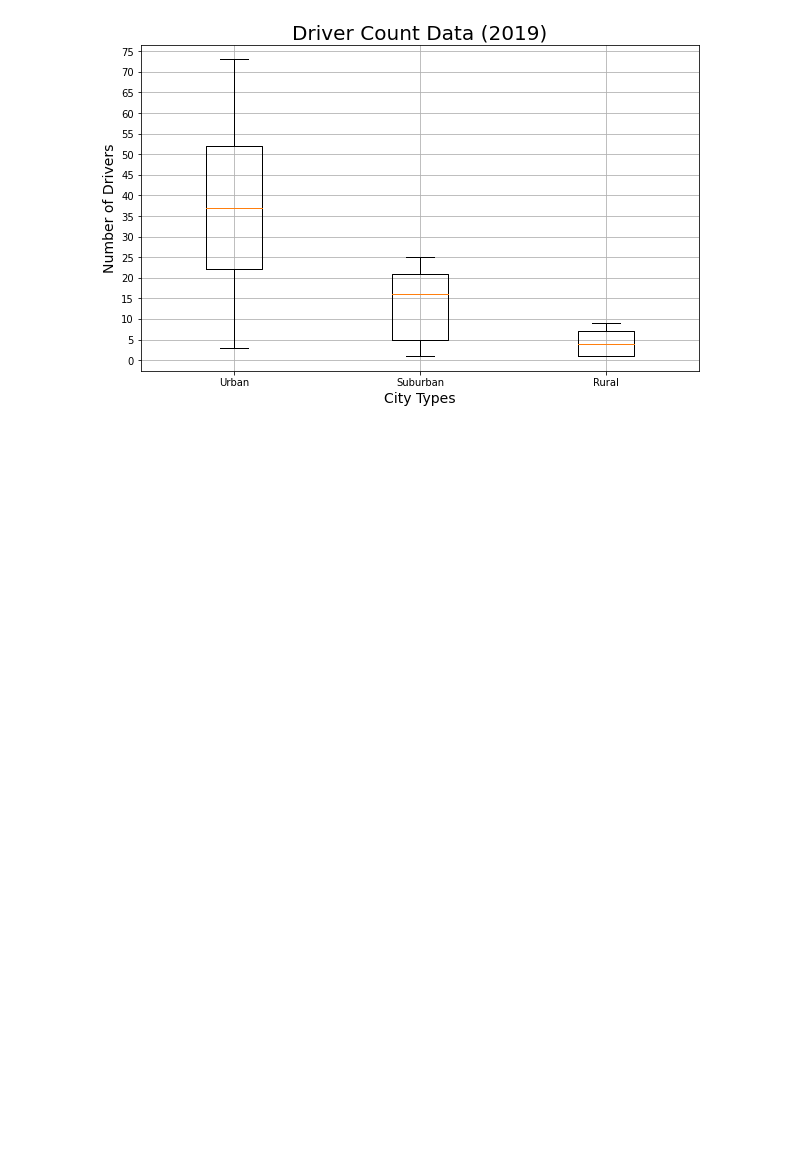
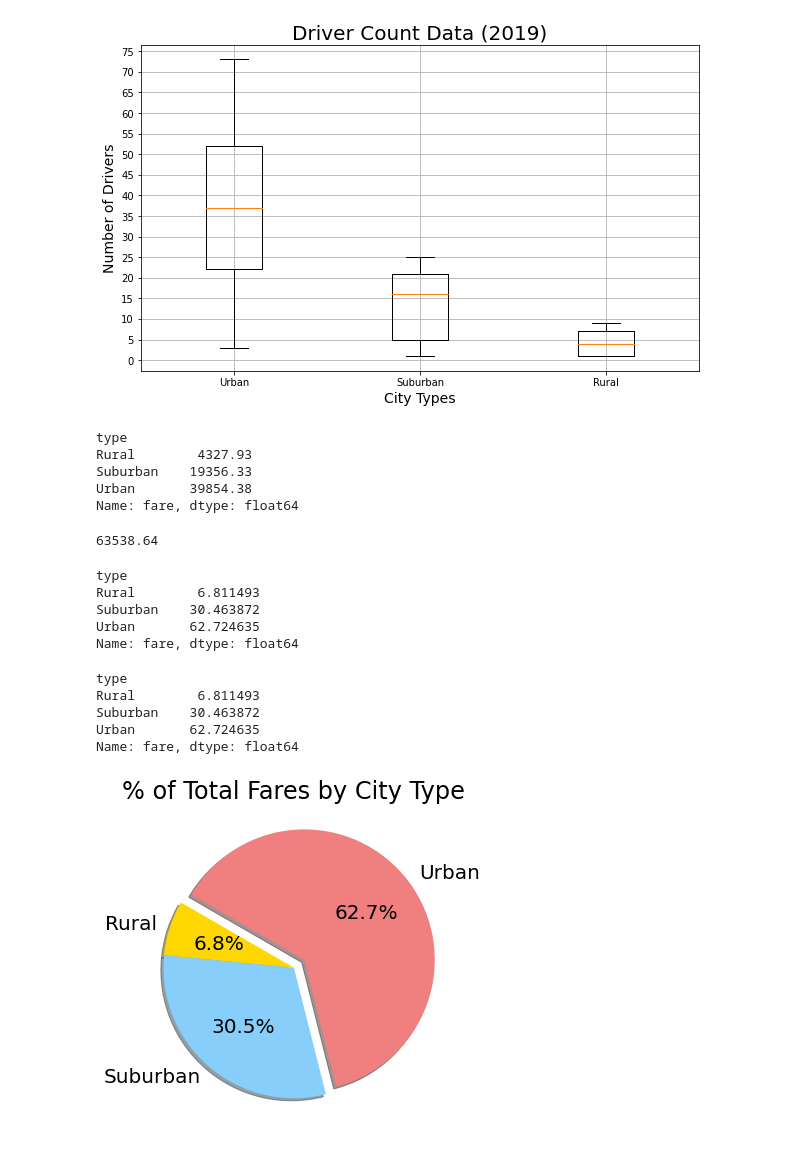
Before and after one commit to jenamis/pyber-analysis, a Jupyter notebook: PyBer.ipynb, the cells around one changed output. Saved outputs shown, nothing was run; the diff lists cells and outputs as text; code cells hidden in the pictures; blank space fills up the shorter version.

Commit message:
Added pie chart

```diff
--- a/PyBer.ipynb
+++ b/PyBer.ipynb
@@ -980,3 +980,63 @@ plt.savefig("Analysis/Fig4.png")
 plt.show()
 # %% [output]
 [figure]
+# %%
+# Get sum of fares for each city type
+sum_fares_by_type = pyber_data_df.groupby(["type"])["fare"].sum()
+sum_fares_by_type
+# %% [output]
+type
+Rural        4327.93
+Suburban    19356.33
+Urban       39854.38
+Name: fare, dtype: float64
+# %%
+# Get sum of all fares
+total_fares = pyber_data_df["fare"].sum()
+total_fares
+# %% [output]
+63538.64
+# %%
+# Calculate percentage of fare for each city type
+type_percents = sum_fares_by_type / total_fares * 100
+type_percents
+# %% [output]
+type
+Rural        6.811493
+Suburban    30.463872
+Urban       62.724635
+Name: fare, dtype: float64
+# %%
+# Calculate percentage of fare for each city type -- alternate condensed approach
+type_percents2 = pyber_data_df.groupby(["type"])["fare"].sum() / pyber_data_df["fare"].sum() * 100
+type_percents2
+# %% [output]
+type
+Rural        6.811493
+Suburban    30.463872
+Urban       62.724635
+Name: fare, dtype: float64
+# %%
+# Import mpl to change plot configurations using rcParams
+import matplotlib as mpl
+
+# Build percentage of fares by city type pie chart
+plt.subplots(figsize = (10,6))
+plt.pie(
+    type_percents,
+    labels = ["Rural", "Suburban", "Urban"],
+    colors = ["gold", "lightskyblue", "lightcoral"],
+    explode = [0, 0, 0.1],
+    autopct = "%.1f%%",
+    shadow = True,
+    startangle = 150)
+plt.title("% of Total Fares by City Type")
+
+# Change default font size from 10 to 14
+mpl.rcParams["font.size"] = 14
+
+# Save figure
+plt.savefig("Analysis/Fig5.png")
+plt.show()
+# %% [output]
+[figure, added]
```
Also changed, not shown: 1 other file.
